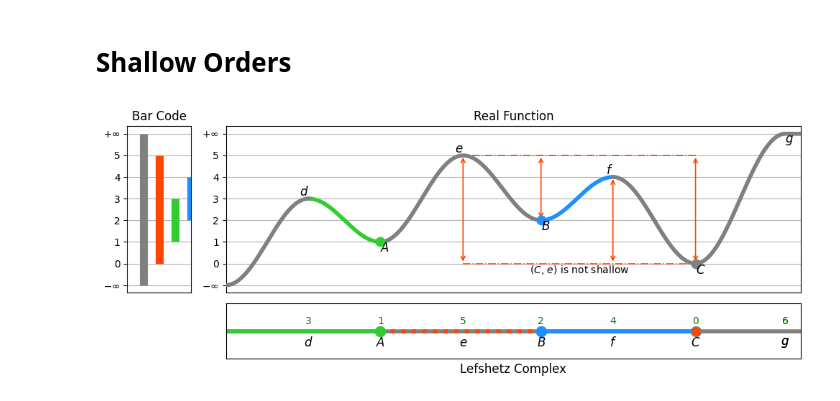
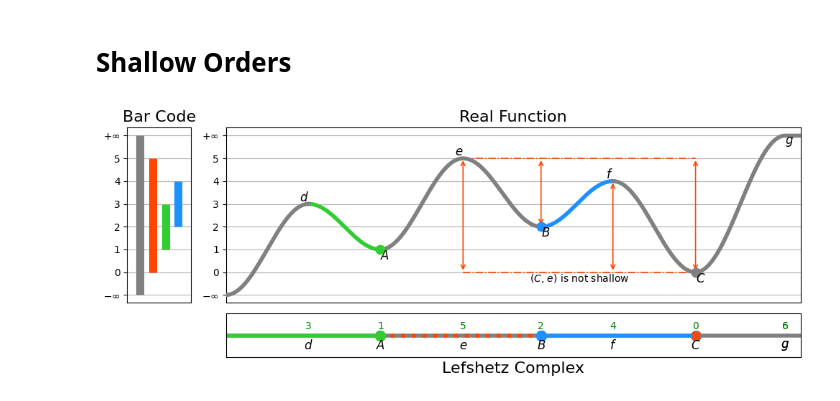
Before and after one commit to zimfv/depth-poset, a Jupyter notebook: notebooks/Poster Pictures.ipynb, the cells around one changed output. Saved outputs shown, nothing was run; the diff lists cells and outputs as text; code cells hidden in the pictures.

Commit message:
Plot the shallow orders

```diff
--- a/notebooks/Poster Pictures.ipynb
+++ b/notebooks/Poster Pictures.ipynb
@@ -224,6 +224,8 @@ def plot_barcode(y, bd_pairs=[], bd_colors=[], linewidth=8, ax=None):
     bds = bds[np.argsort(y[bds[:, 0]])]
     for i, (bd, col) in enumerate(zip(bds, cols)):
         ax.plot(i*np.ones(2), y[bd], color=col, linewidth=linewidth, solid_capstyle='butt')
+    ax.set_xlim(-1, len(bds))
+    ax.set_xticks([])
 # %%
 def get_shallow_status(y, bds):
     # Функция работает примитивно только для этого частного случая
@@ -292,7 +294,8 @@ def name_points(x, y, index_names, index=[], color='black', fontsize='large', fo
     for i in index:
         ax.text(**define_text_parameters(i, x, y, index_names, color=color, fontsize=fontsize, fontweight=fontweight, zorder=zorder))
 # %%
-def anotate_shallow_status(x, y, index_names, bd_pairs=[], bd_colors=[], bd_shallow_status=None, linewidth=1.2, zorder=2, ax=None):
+def anotate_shallow_status(x, y, index_names, bd_pairs=[], bd_colors=[], bd_shallow_status=None, linewidth=1.2,
+                           anotate_shallow=False, zorder=2, ax=None):
     #
     if ax is None:
         ax = plt.gca()
@@ -308,7 +311,8 @@ def anotate_shallow_status(x, y, index_names, bd_pairs=[], bd_colors=[], bd_shal
                 p0 = (x[death], y[death])
                 p1 = (x[death], y[birth])
                 ax.annotate('', xy=p0, xytext=p1, arrowprops=dict(arrowstyle='<->', linestyle='-', linewidth=linewidth, color=color), zorder=zorder)
-                ax.plot(x[[death, birth]], y[[birth, birth]], color=color, linewidth=linewidth, linestyle='-.', zorder=zorder)
+                x_vals = x[[birth, death, min_cofacet]].min(), x[[birth, death, min_cofacet]].max()
+                ax.plot(x_vals, y[[birth, birth]], color=color, linewidth=linewidth, linestyle='-.', zorder=zorder)
                 ax.text(x[[birth, death]].mean(), y[birth], f'({index_names[birth]}, {index_names[death]}) is not shallow', ha='center', va='top')
                 describted = True
 
@@ -321,14 +325,18 @@ def anotate_shallow_status(x, y, index_names, bd_pairs=[], bd_colors=[], bd_shal
                 p0 = (x[birth], y[death])
                 p1 = (x[birth], y[birth])
                 ax.annotate('', xy=p0, xytext=p1, arrowprops=dict(arrowstyle='<->', linestyle='-', linewidth=linewidth, color=color), zorder=zorder)
-                ax.plot(x[[birth, death]], y[[death, death]], color=color, linewidth=linewidth, linestyle='-.', zorder=zorder)
+                x_vals = x[[birth, death, max_facet]].min(), x[[birth, death, max_facet]].max()
+                ax.plot(x_vals, y[[death, death]], color=color, linewidth=linewidth, linestyle='-.', zorder=zorder)
                 if not describted:
                     ax.text(x[[birth, death]].mean(), y[death], f'({index_names[birth]}, {index_names[death]}) is not shallow', ha='center', va='bottom')
                 p0 = (x[max_facet], y[max_facet])
                 p1 = (x[max_facet], y[death])
                 ax.annotate('', xy=p0, xytext=p1, arrowprops=dict(arrowstyle='<->', linestyle='-', linewidth=linewidth, color=color), zorder=zorder)
         else:
-            pass
+            if anotate_shallow:
+                x_cord = x[[birth, death]].mean()
+                y_cord = y[[birth, death]].mean()
+                ax.text(x_cord, y_cord, 'Shallow pair', ha='center', va='center', rotation=42/(death - birth))
 # %%
 def plot_complex(x, y, index_names, x0=None, x1=None,
                  bd_pairs=[], bd_colors=[], bd_shallow_status=None,
@@ -408,43 +427,39 @@ col2 = 'orangered'
 col_giant = 'grey'
 # %%
 fig = plt.figure(figsize=(10, 4))
-gs = gridspec.GridSpec(2, 2, width_ratios=[1, 9], height_ratios=[3, 1])
+gs = gridspec.GridSpec(2, 2, width_ratios=[1, 9], height_ratios=[4, 1])
 
 ax0 = plt.subplot(gs[0, 0])
 ax1 = plt.subplot(gs[0, 1])
 ax2 = plt.subplot(gs[1, 1])
 
 # BarCode
 plot_barcode(y, bd_pairs=[bd0, bd1, bd2, bd_giant], bd_colors=[col0, col1, col2, col_giant], ax=ax0)
 ax0.set_yticks(level_heights, level_labels)
-ax0.set_xticks([])
-ax0.set_xlim(-1, len(bds))
-#ax1.set_ylim(ymin, ymax
 ax0.grid(True)
 
 # Real Function Representation
 plot_function_representation(xmin, xmax, x, y, bd_pairs=[bd0, bd1, bd2], bd_colors=[col0, col1, col2], linestyle='-', alpha=1.0, ax=ax1)
 name_points(x, y, index_names, index=np.arange(len(x)), ax=ax1)
 anotate_shallow_status(x, y, index_names, bd_pairs=[bd0, bd1, bd2], bd_colors=[col0, col1, col2], ax=ax1)
 ax1.set_yticks(level_heights, level_labels)
 ax1.set_xticks([])
 ax1.set_xlim(xmin, xmax)
 #ax1.set_ylim(ymin, ymax)
 ax1.grid(True, zorder=-1)
 
 # Lefshetz Complex
 plot_complex(x, y - 1, index_names, bd_pairs=[bd0, bd1, bd2], bd_colors=[col0, col1, col2], x0=xmin, x1=xmax, ax=ax2)
 ax2.set_xticks([])
 ax2.set_xlim(xmin, xmax)
 ax2.set_yticks([])
 
-
-
-fontsize=12
+fontsize=16
 ax0.set_title('Bar Code', fontsize=fontsize)
 ax1.set_title('Real Function', fontsize=fontsize)
 ax2.set_xlabel('Lefshetz Complex', fontsize=fontsize)
 
 plt.tight_layout()
+plt.savefig('pics/krakow/shallow-order-full.png')
 # %% [output]
-[figure, old version]
+[figure, new version]
```
Also changed, not shown: parts of 10 cells of this notebook.
